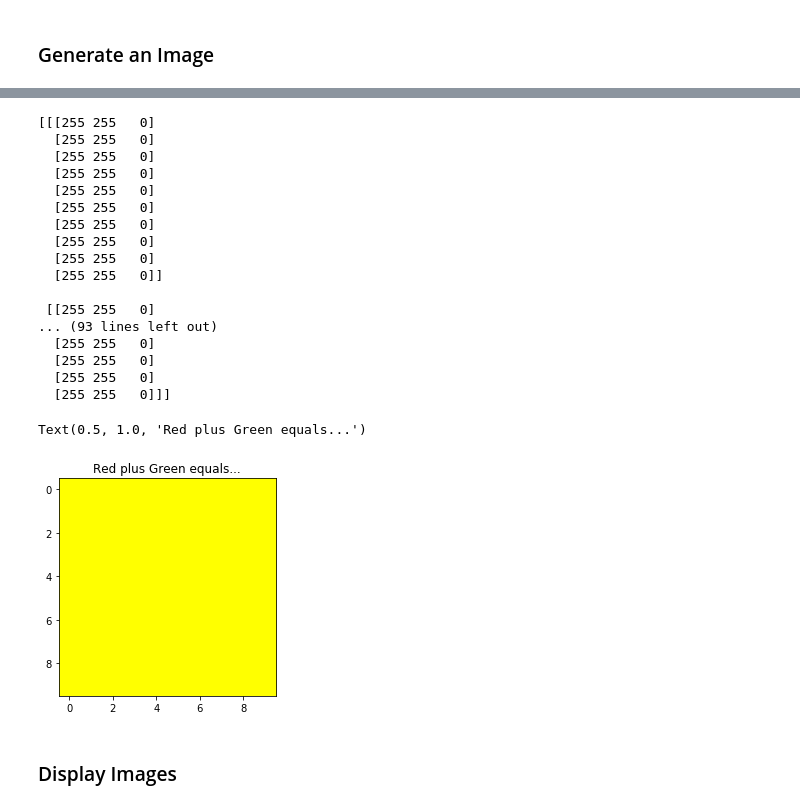
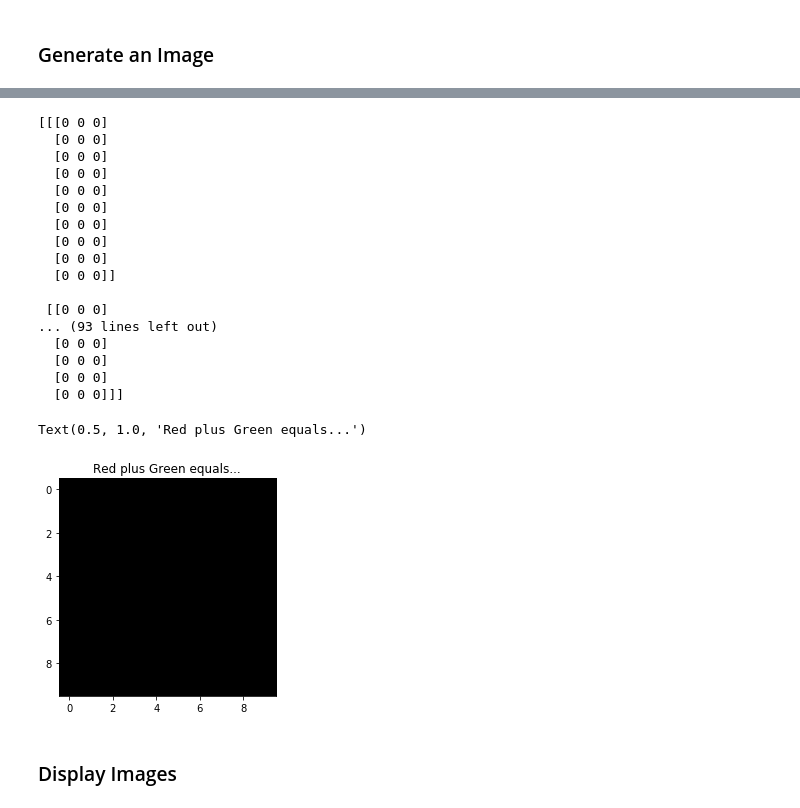
Before and after one commit to scottshepard/MScA, a Jupyter notebook: 37011/classwork/session05/5a-ImageBasics.ipynb, the cells around one changed output, grey strips where cells are left out. Saved outputs shown, nothing was run; the diff lists cells and outputs as text; code cells hidden in the pictures.

```diff
--- a/37011/classwork/session05/5a-ImageBasics.ipynb
+++ b/37011/classwork/session05/5a-ImageBasics.ipynb
@@ -64,36 +64,36 @@ Text(0.5, 1.0, 'Random grayscale image')
 # %%
 # Create an image (10 x 10 pixels)
 rgb_image = np.zeros(shape=(10,10,3),dtype=np.uint8) # <- unsigned 8 bit int
 
 #print(rgb_image)
-rgb_image[:,:,0] = 255 # Set red value for all pixels
-rgb_image[:,:,1] = 255 # Set green value for all pixels
+rgb_image[:,:,0] = 0 # Set red value for all pixels
+rgb_image[:,:,1] = 0 # Set green value for all pixels
 rgb_image[:,:,2] = 0   # Set blue value for all pixels
 
 print(rgb_image)
 
 plt.imshow(rgb_image)
 plt.title('Red plus Green equals...')
 # %% [output]
-[[[255 255   0]
-  [255 255   0]
-  [255 255   0]
-  [255 255   0]
-  [255 255   0]
-  [255 255   0]
-  [255 255   0]
-  [255 255   0]
-  [255 255   0]
-  [255 255   0]]
+[[[0 0 0]
+  [0 0 0]
+  [0 0 0]
+  [0 0 0]
+  [0 0 0]
+  [0 0 0]
+  [0 0 0]
+  [0 0 0]
+  [0 0 0]
+  [0 0 0]]
 
- [[255 255   0]
+ [[0 0 0]
 ... (93 lines left out)
-  [255 255   0]
-  [255 255   0]
-  [255 255   0]
-  [255 255   0]]]
+  [0 0 0]
+  [0 0 0]
+  [0 0 0]
+  [0 0 0]]]
 Text(0.5, 1.0, 'Red plus Green equals...')
-[figure, old version]
+[figure, new version]
 # %% [markdown]
 ### Display Images
 # %%
```
Also changed, not shown: parts of 4 cells of this notebook, 5 other files.
